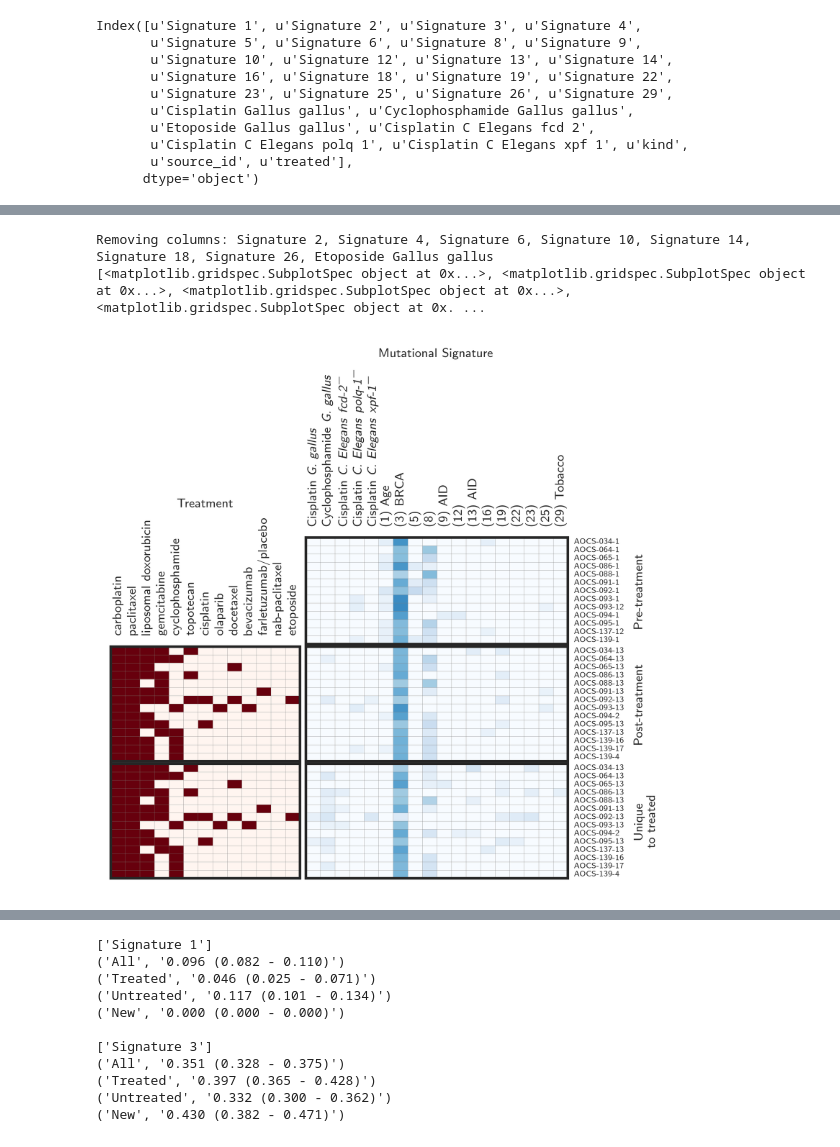
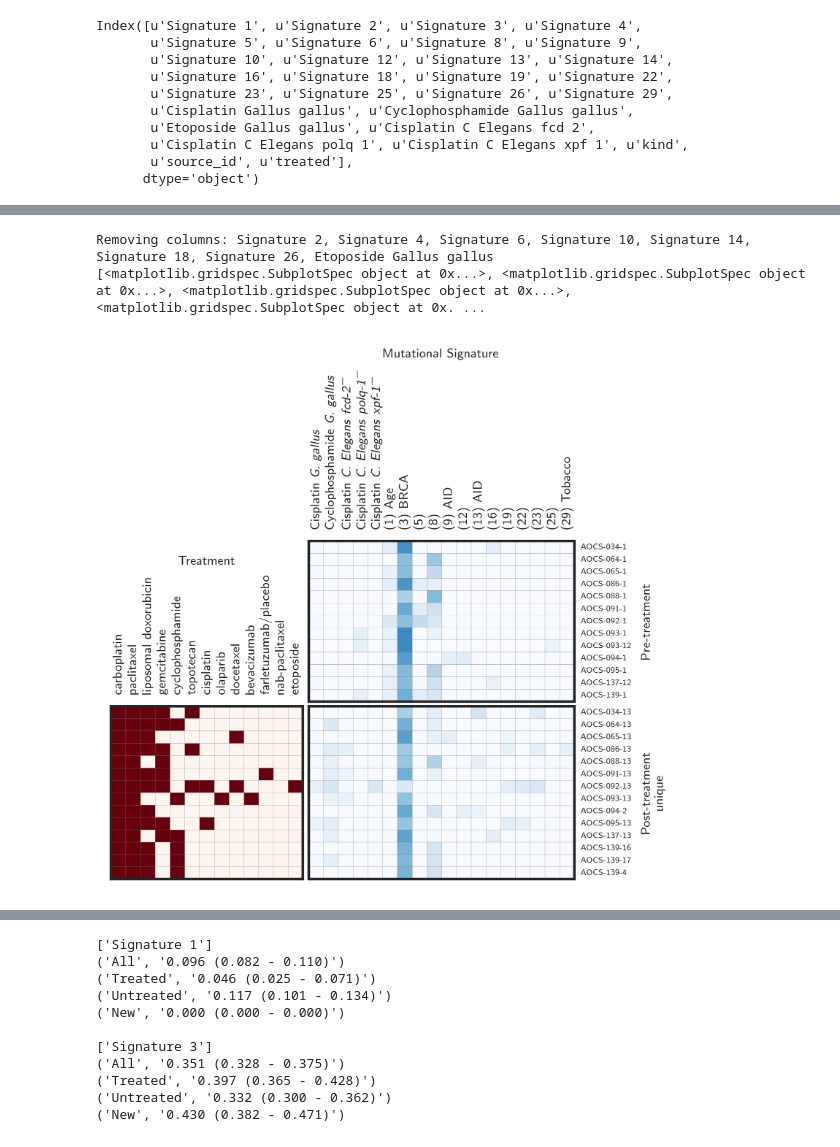
Before and after one commit to hammerlab/paper-aocs-chemo-neoantigens, a Jupyter notebook: notebooks/deconstructSigs results.ipynb, the cells around one changed output, grey strips where cells are left out. Saved outputs shown, nothing was run; the diff lists cells and outputs as text; code cells hidden in the pictures.

```diff
--- a/notebooks/deconstructSigs results.ipynb
+++ b/notebooks/deconstructSigs results.ipynb
@@ -338,21 +338,21 @@ Removing columns:
 # %%
 donors_with_new = set("-".join(x[0].split("-")[:2]) for x in df.ix[df.kind == "new"].index)
 sub_df = df.ix[["-".join(x[0].split("-")[:2]) in donors_with_new for x in df.index]]
 axs = draw_from_chunks([
 #    ("Control", df.ix[(df.kind == "check")]),
     ("Pre-treatment", sub_df.ix[(sub_df.kind == "all") & (~sub_df.treated)]),
-    ("Post-treatment", (sub_df.ix[(sub_df.kind == "all") & (sub_df.treated)])),
-    ("Unique\nto treated", (sub_df.ix[(sub_df.kind == "new")]))
+#    ("Post-treatment", (sub_df.ix[(sub_df.kind == "all") & (sub_df.treated)])),
+    ("Post-treatment unique", (sub_df.ix[(sub_df.kind == "new")]))
 ], figsize=(4,4), cbar=False)
 #axs[0][1].text(-1.5, 40, "Untreated", fontsize="small", rotation=90, va="center")
 #axs[1][0].text(-1.5, 17, "Treated", fontsize="small", rotation=90, va="center")
 #axs[2][0].text(-1.5, 6, "Treated unique", fontsize="small", rotation=90, va="center")
-pyplot.tight_layout(h_pad=-7.4, w_pad=0.3)
+pyplot.tight_layout(h_pad=-7.3, w_pad=0.3)
 pyplot.savefig("../figures/signatures.pdf")
 # %% [output]
 Removing columns: Signature 2, Signature 4, Signature 6, Signature 10, Signature 14, Signature 18, Signature 26, Etoposide Gallus gallus
 [<matplotlib.gridspec.SubplotSpec object at 0x...>, <matplotlib.gridspec.SubplotSpec object at 0x...>, <matplotlib.gridspec.SubplotSpec object at 0x...>, <matplotlib.gridspec.SubplotSpec object at 0x. ...
-[figure, old version]
+[figure, new version]
 # %%
 df.ix[~df.treated][signatures].mean(0).sort(inplace=False, ascending=False)
 # %% [output]
```
Also changed, not shown: parts of 1 cell of this notebook, 2 other files.
